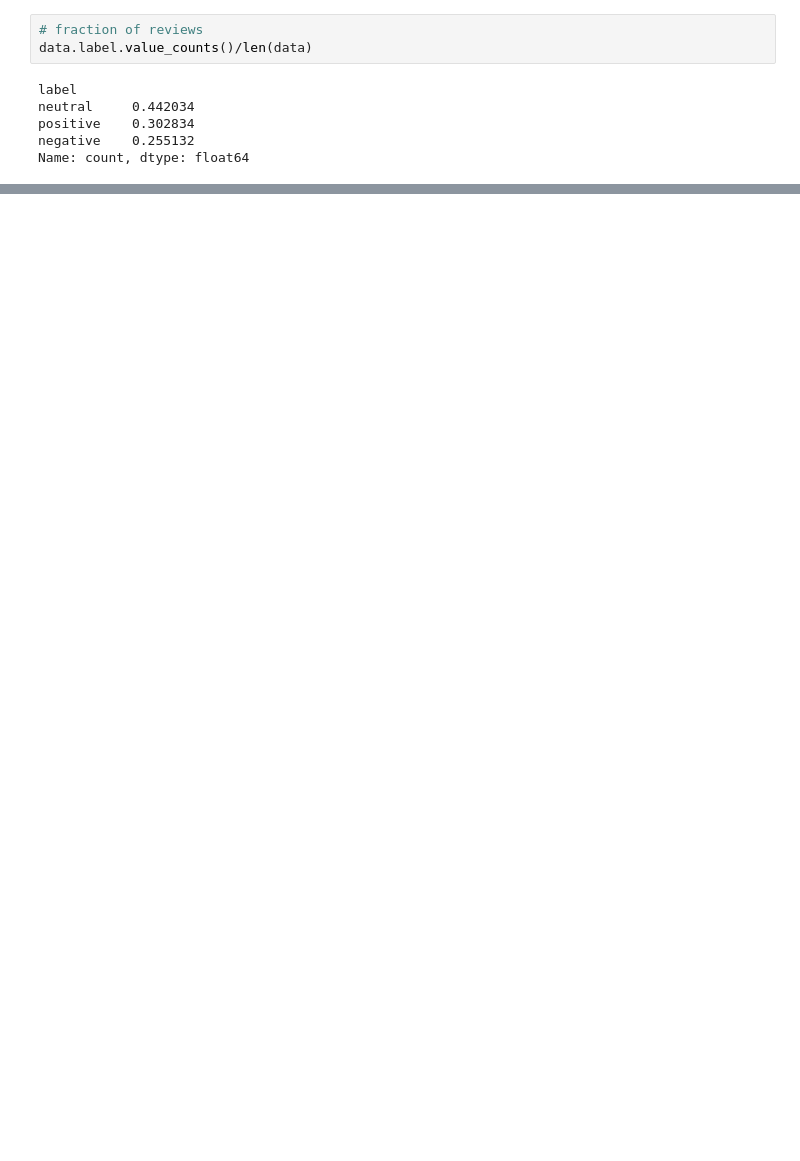
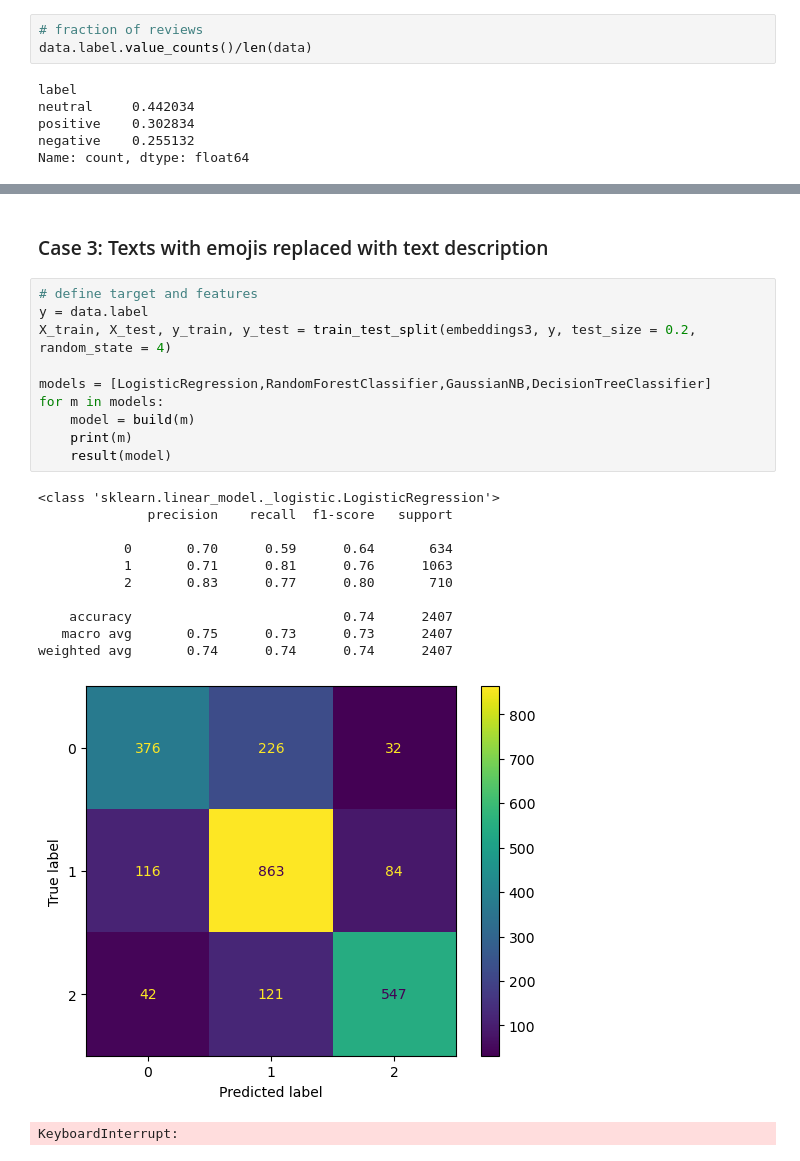
Before and after one commit to PeaceUdoka/Igbo-AI-translator, a Jupyter notebook: Sentiment Analysis.ipynb, the cells around one changed output, grey strips where cells are left out. Drawn from its saved outputs; the diff is of its cells as text; blank space fills up the shorter version.

```diff
--- a/Sentiment Analysis.ipynb
+++ b/Sentiment Analysis.ipynb
@@ -449,0 +583,25 @@ weighted avg       0.65      0.65      0.65      2407
+# %% [markdown]
+### Case 3: Texts with emojis replaced with text description
+# %%
+# define target and features
+y = data.label
+X_train, X_test, y_train, y_test = train_test_split(embeddings3, y, test_size = 0.2, random_state = 4)
+
+models = [LogisticRegression,RandomForestClassifier,GaussianNB,DecisionTreeClassifier]
+for m in models:
+    model = build(m)
+    print(m)
+    result(model)
+# %% [output]
+<class 'sklearn.linear_model._logistic.LogisticRegression'>
+              precision    recall  f1-score   support
+
+           0       0.70      0.59      0.64       634
+           1       0.71      0.81      0.76      1063
+           2       0.83      0.77      0.80       710
+
+    accuracy                           0.74      2407
+   macro avg       0.75      0.73      0.73      2407
+weighted avg       0.74      0.74      0.74      2407
+[figure, added]
+KeyboardInterrupt:
```
Also changed, not shown: parts of 58 cells of this notebook.
